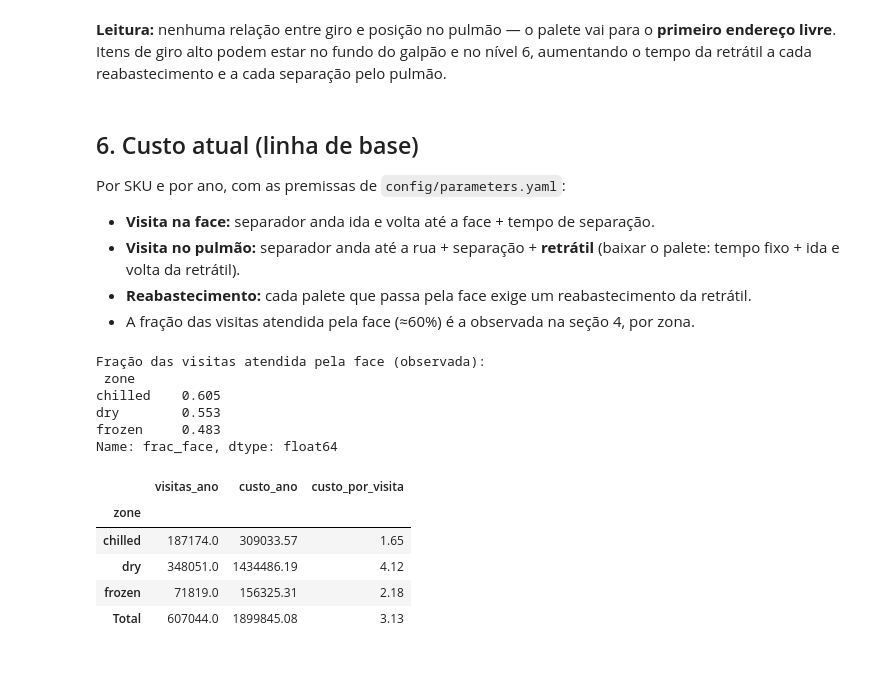
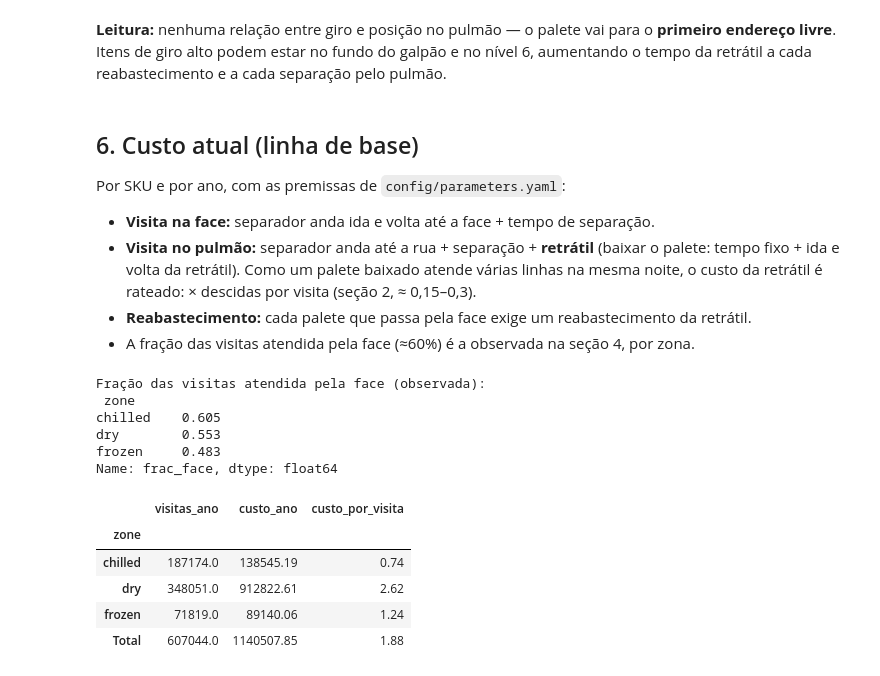
Before and after one commit to Mazeik/multi-temperature-dc-simulation, a Jupyter notebook: notebooks/05a_slotting_diagnosis.ipynb, the cells around one changed output. Drawn from its saved outputs; the diff is of its cells as text; code cells hidden in the pictures.

```diff
--- a/notebooks/05a_slotting_diagnosis.ipynb
+++ b/notebooks/05a_slotting_diagnosis.ipynb
@@ -80,6 +80,20 @@ base = base.merge(faces[["location_id", "dist_m"]].rename(columns={"location_id"
 # SKU sem histórico de pulmão: usa a distância média do pulmão da zona (premissa)
 base["dist_pulmao_m"] = base.dist_pulmao_m.fillna(base.groupby("zone").dist_pulmao_m.transform("mean"))
 
+# Quantas descidas de palete a retrátil faz por visita ao pulmão? Um palete baixado na noite atende
+# todas as linhas daquele SKU naquela noite. Descidas ≈ pares (palete, dia) distintos.
+descidas = q("""SELECT m.sku_id, COUNT(*) AS visitas_pulmao,
+                       COUNT(DISTINCT m.lpn || '-' || m.date_key) AS descidas
+                FROM fact_movement m JOIN dim_location l ON l.location_id = m.from_location_id
+                WHERE m.movement_type = 'PICK' AND l.location_type IN ('reserve', 'overflow')
+                GROUP BY m.sku_id""")
+descidas["descidas_por_visita"] = descidas.descidas / descidas.visitas_pulmao
+base = base.merge(descidas[["sku_id", "descidas_por_visita"]], on="sku_id", how="left")
+base["descidas_por_visita"] = base.descidas_por_visita.fillna(
+    base.groupby("zone").descidas_por_visita.transform("median"))
+print("Descidas de palete por visita ao pulmão (mediana por zona):")
+print(base.groupby("zone").descidas_por_visita.median().round(2))
+
 resumo = base.groupby(["zone", "tem_face"]).agg(skus=("sku_id", "size"), visitas_ano=("visitas_ano", "sum"))
 resumo["pct_visitas_zona"] = (100 * resumo.visitas_ano / resumo.groupby("zone").visitas_ano.transform("sum")).round(1)
 resumo.round(0)
@@ -178,7 +198,8 @@ tempo da retrátil a cada reabastecimento e a cada separação pelo pulmão.
 Por SKU e por ano, com as premissas de `config/parameters.yaml`:
 - **Visita na face:** separador anda ida e volta até a face + tempo de separação.
 - **Visita no pulmão:** separador anda até a rua + separação + **retrátil** (baixar o palete:
-  tempo fixo + ida e volta da retrátil).
+  tempo fixo + ida e volta da retrátil). Como um palete baixado atende várias linhas na mesma
+  noite, o custo da retrátil é rateado: × descidas por visita (seção 2, ≈ 0,15–0,3).
 - **Reabastecimento:** cada palete que passa pela face exige um reabastecimento da retrátil.
 - A fração das visitas atendida pela face (≈60%) é a observada na seção 4, por zona.
 # %%
@@ -193,38 +214,38 @@ c_p, c_r = custo["picker_brl_h"] / 3600, custo["reach_truck_brl_h"] / 3600   # R
 
 # Custo de UMA visita pelo pulmão (separador + retrátil), por SKU
 base["custo_visita_pulmao"] = ((2 * base.dist_pulmao_m / v_a + t_pick) * c_p
-                               + (t_ret + 2 * base.dist_pulmao_m / v_r) * c_r)
+                               + base.descidas_por_visita * (t_ret + 2 * base.dist_pulmao_m / v_r) * c_r)
 # Custo de UMA visita numa face a d metros (separador)
 def custo_visita_face(d):
     return (2 * d / v_a + t_pick) * c_p
 # Custo de reabastecimento por palete que passa pela face (retrátil vai ao pulmão e volta)
 base["custo_reab_palete"] = (t_rep + 2 * base.dist_pulmao_m / v_r) * c_r
 
 def custo_anual(df, dist_face):
     """Custo anual de separação + reabastecimento de cada SKU dado a distância da face (NaN = sem face)."""
     tem = dist_face.notna()
     f = np.where(tem, df.frac_face, 0.0)
     return (df.visitas_ano * (f * custo_visita_face(dist_face.fillna(0)) + (1 - f) * df.custo_visita_pulmao)
             + np.where(tem, df.paletes_ano * f * df.custo_reab_palete, 0.0))
 
 base["custo_atual_ano"] = custo_anual(base, base.dist_face_m)
 linha_base = base.groupby("zone").agg(visitas_ano=("visitas_ano", "sum"), custo_ano=("custo_atual_ano", "sum"))
 linha_base.loc["Total"] = linha_base.sum()
 linha_base["custo_por_visita"] = linha_base.custo_ano / linha_base.visitas_ano
 linha_base.round(2)
 # %% [output]
 Fração das visitas atendida pela face (observada):
  zone
 chilled    0.605
 dry        0.553
 frozen     0.483
 Name: frac_face, dtype: float64
 |  | visitas_ano | custo_ano | custo_por_visita |
 | zone |  |  |  |
-| chilled | 187174.0 | 309033.57 | 1.65 |
-| dry | 348051.0 | 1434486.19 | 4.12 |
-| frozen | 71819.0 | 156325.31 | 2.18 |
-| Total | 607044.0 | 1899845.08 | 3.13 |
+| chilled | 187174.0 | 138545.19 | 0.74 |
+| dry | 348051.0 | 912822.61 | 2.62 |
+| frozen | 71819.0 | 89140.06 | 1.24 |
+| Total | 607044.0 | 1140507.85 | 1.88 |
 # %%
 save(base, "sku_slotting_base", out=PHASE5)
 save(faces[["location_id", "location_code", "zone", "aisle", "bay", "x_m", "y_m", "dist_m"]],
```
Also changed, not shown: parts of 1 cell of this notebook, 13 other files.
